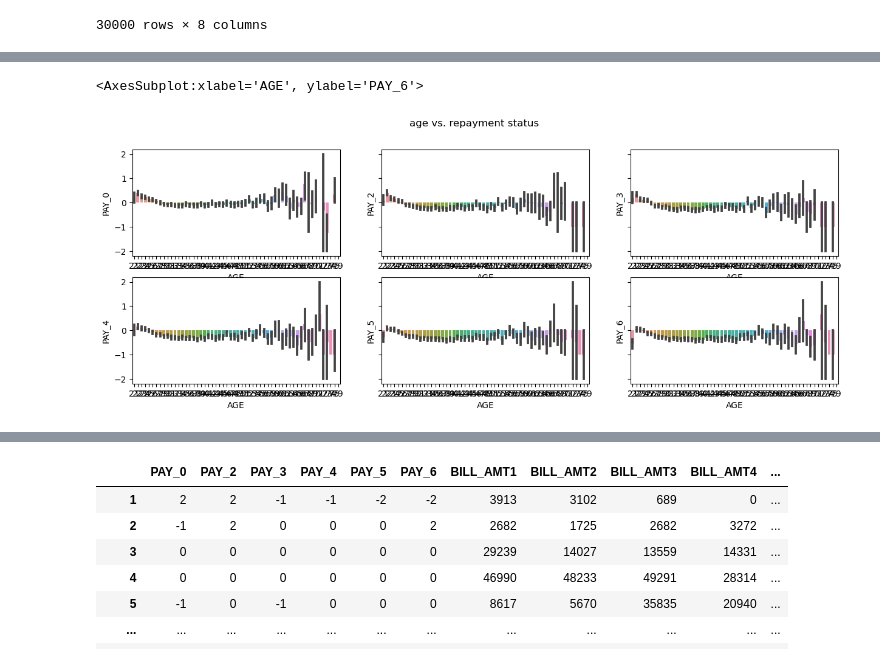
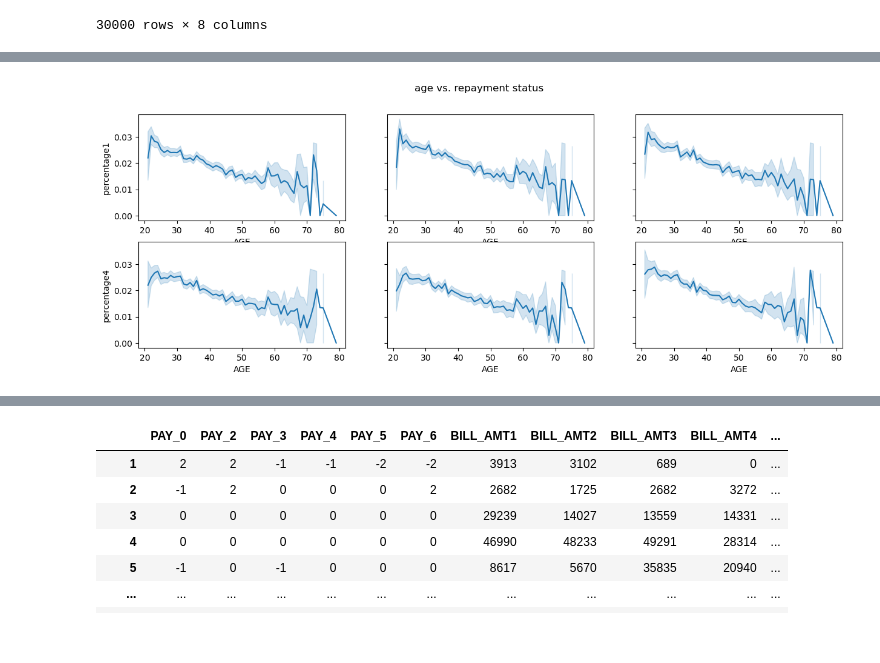
Before and after one commit to ubco-W2022T2-data301/project-group-group27, a Jupyter notebook: analysis/analysis_Shirley.ipynb, the cells around one changed output, grey strips where cells are left out. Saved outputs shown, nothing was run; the diff lists cells and outputs as text; code cells hidden in the pictures.

```diff
--- a/analysis/analysis_Shirley.ipynb
+++ b/analysis/analysis_Shirley.ipynb
@@ -532,18 +556,18 @@ df10
 # %%
 fig, axes = plt.subplots(2, 3, figsize=(15, 5), sharey=True)
 fig.suptitle('age vs. repayment status')
 plt.subplot(2,3,1)
-sns.barplot(x=df1["AGE"],y=df1["PAY_0"])
+sns.lineplot(x=df1["AGE"],y=df1["percentage1"])
 plt.subplot(2,3,2)
-sns.barplot(x=df1["AGE"],y=df1["PAY_2"])
+sns.lineplot(x=df1["AGE"],y=df1["percentage2"])
 plt.subplot(2,3,3)
-sns.barplot(x=df1["AGE"],y=df1["PAY_3"])
+sns.lineplot(x=df1["AGE"],y=df1["percentage3"])
 plt.subplot(2,3,4)
-sns.barplot(x=df1["AGE"],y=df1["PAY_4"])
+sns.lineplot(x=df1["AGE"],y=df1["percentage4"])
 plt.subplot(2,3,5)
-sns.barplot(x=df1["AGE"],y=df1["PAY_5"])
+sns.lineplot(x=df1["AGE"],y=df1["percentage5"])
 plt.subplot(2,3,6)
-sns.barplot(x=df1["AGE"],y=df1["PAY_6"])
+sns.lineplot(x=df1["AGE"],y=df1["percentage6"])
+plt.savefig('../images/final_plots_Shirley/Q3(5).png',bbox_inches = 'tight')
 # %% [output]
-<AxesSubplot:xlabel='AGE', ylabel='PAY_6'>
-[figure, old version]
+[figure, new version]
```
Also changed, not shown: parts of 29 cells of this notebook, 15 other files.
